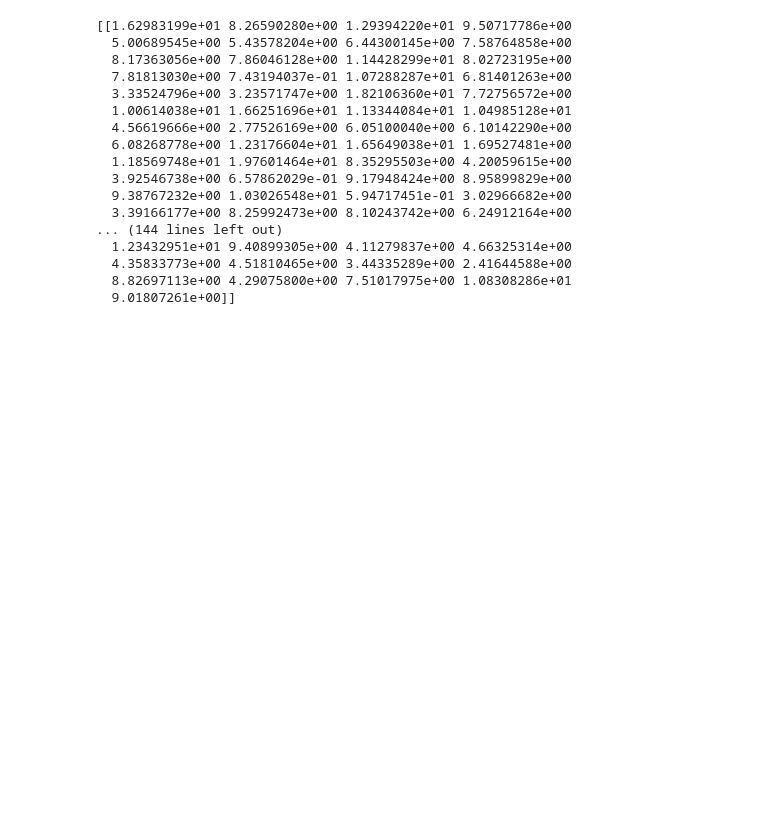
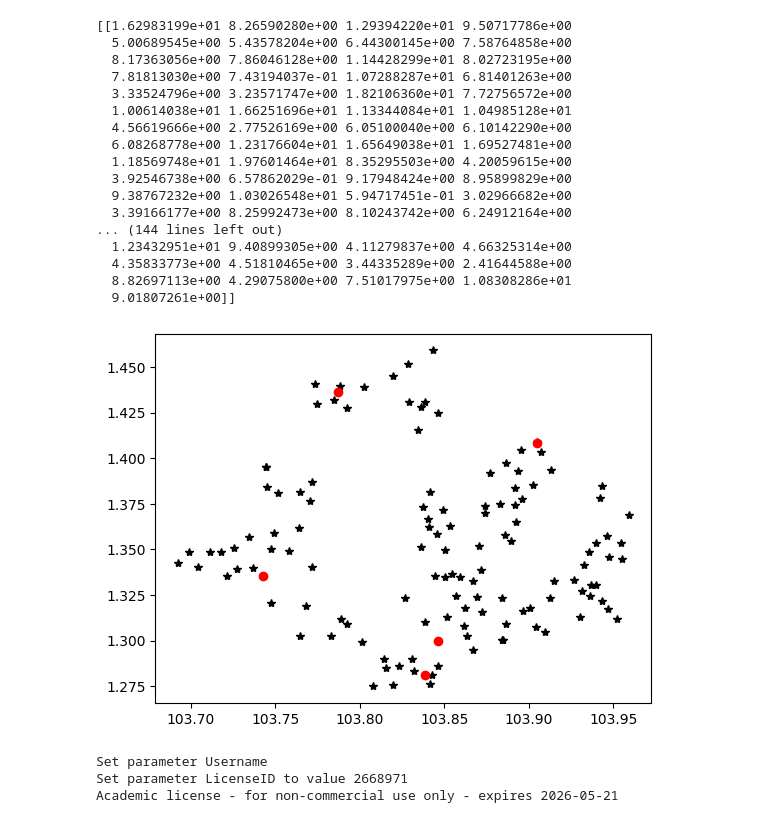
Before and after one commit to benedict-9/HST_proj1, a Jupyter notebook: distance computation.ipynb, the cells around one changed output. Cells and saved outputs as stored; diff of their text form; code cells hidden in the pictures; blank space fills up the shorter version.

```diff
--- a/distance computation.ipynb
+++ b/distance computation.ipynb
@@ -85,3 +89,15 @@ print(distancelct)
   4.35833773e+00 4.51810465e+00 3.44335289e+00 2.41644588e+00
   8.82697113e+00 4.29075800e+00 7.51017975e+00 1.08308286e+01
   9.01807261e+00]]
+# %%
+# 'coordlct_x' and 'coordlct_y' represent the coordinates of the facilities.
+plt.plot(x_coordCC, y_coordCC, '*', color='black');
+plt.plot(x_coordBB, y_coordBB, 'o', color='red');
+# %% [output]
+[figure, added]
+# %%
+model = gp.Model("bloodp_pmedian")
+# %% [output]
+Set parameter Username
+Set parameter LicenseID to value 2668971
+Academic license - for non-commercial use only - expires 2026-05-21
```
Also changed, not shown: parts of 1 cell of this notebook.
